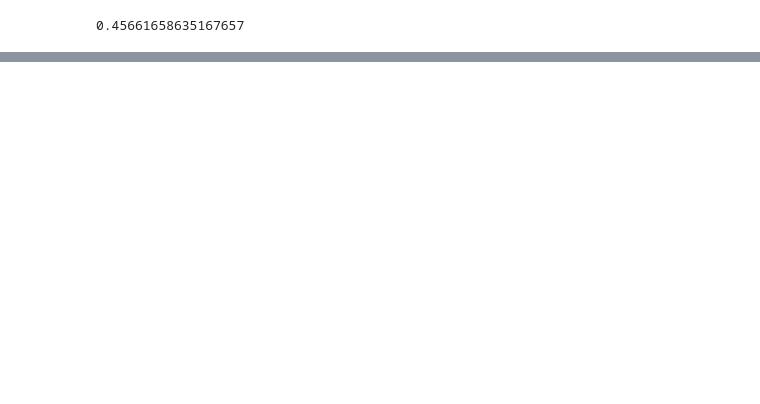
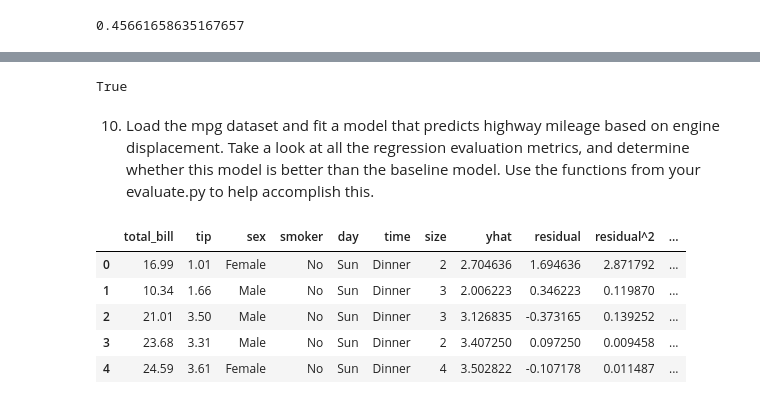
Before and after one commit to SLawsonWoods/regression-exercises, a Jupyter notebook: evaluate.ipynb, the cells around one changed output, grey strips where cells are left out. Saved outputs shown, nothing was run; the diff lists cells and outputs as text; code cells hidden in the pictures; blank space fills up the shorter version.

Commit message:
Updating functions in evaluate.

```diff
--- a/evaluate.ipynb
+++ b/evaluate.ipynb
@@ -264,0 +314,6 @@ r2_score(df.tip, df.yhat)
+# %%
+better_than_baseline(tips.tip, tips.yhat)
+# %% [output]
+True
+# %% [markdown]
+10. Load the mpg dataset and fit a model that predicts highway mileage based on engine displacement. Take a look at all the regression evaluation metrics, and determine whether this model is better than the baseline model. Use the functions from your evaluate.py to help accomplish this.
@@ -264,0 +322,9 @@ r2_score(df.tip, df.yhat)
+# %%
+tips.head()
+# %% [output]
+|  | total_bill | tip | sex | smoker | day | time | size | yhat | residual | residual^2 | ... |
+| 0 | 16.99 | 1.01 | Female | No | Sun | Dinner | 2 | 2.704636 | 1.694636 | 2.871792 | ... |
+| 1 | 10.34 | 1.66 | Male | No | Sun | Dinner | 3 | 2.006223 | 0.346223 | 0.119870 | ... |
+| 2 | 21.01 | 3.50 | Male | No | Sun | Dinner | 3 | 3.126835 | -0.373165 | 0.139252 | ... |
+| 3 | 23.68 | 3.31 | Male | No | Sun | Dinner | 2 | 3.407250 | 0.097250 | 0.009458 | ... |
+| 4 | 24.59 | 3.61 | Female | No | Sun | Dinner | 4 | 3.502822 | -0.107178 | 0.011487 | ... |
```
Also changed, not shown: parts of 27 cells of this notebook, 1 other file.
